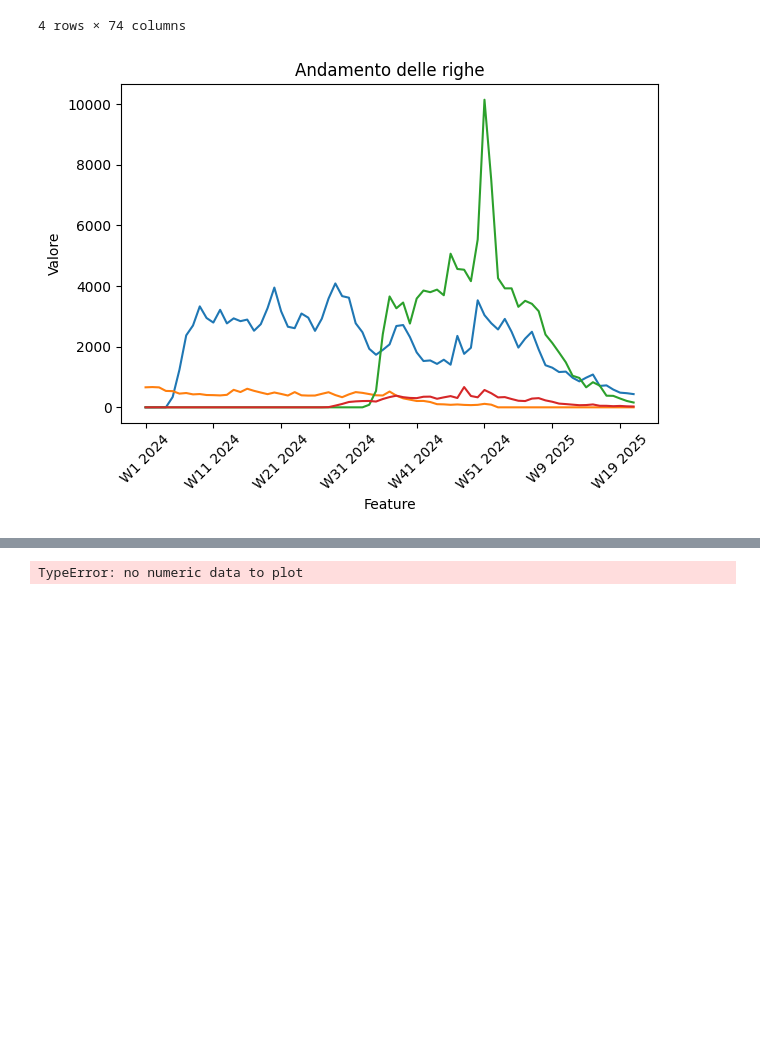
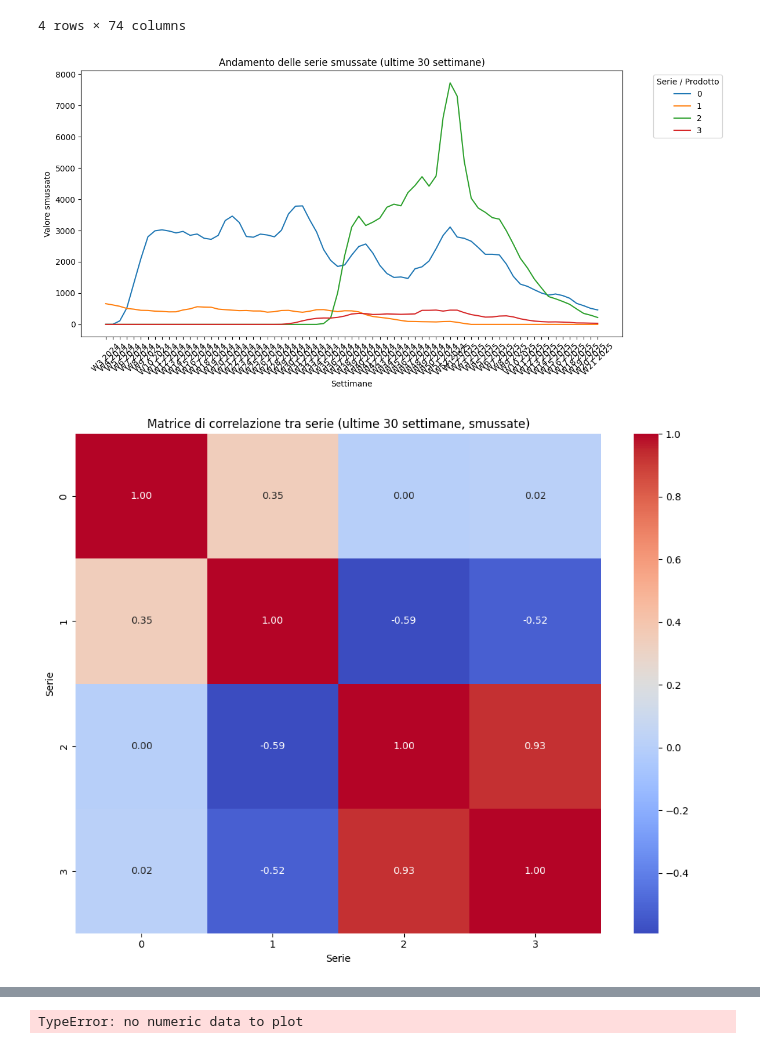
Before and after one commit to francesco-cal98/forecast_refactored, a Jupyter notebook: prova.ipynb, the cells around one changed output, grey strips where cells are left out. Cells and saved outputs as stored; diff of their text form; code cells hidden in the pictures; blank space fills up the shorter version.

Commit message:
experiments-on-new-data-encoding

```diff
--- a/prova.ipynb
+++ b/prova.ipynb
@@ -13,23 +13,54 @@ data
 | 3 | CHARLIE | 0 | 0 | 0 | 0 | 0 | 0 | 0 | 0 | 0 | ... | ... |
 4 rows × 74 columns
 # %%
+import pandas as pd
 import matplotlib.pyplot as plt
-import pandas as pd
+import seaborn as sns
 
-# Seleziona solo le colonne numeriche
+# --- STEP 1: Selezione dati numerici e ultime 15 settimane ---
 numeric_data = data.select_dtypes(include='number')
 
-# Trasponi per plottare ogni riga come una linea
-numeric_data.T.plot(legend=False)
+# Assicura che le colonne siano ordinate temporalmente
+# (se le colonne sono stringhe come date, pandas le ordina correttamente se convertite)
+#numeric_data.columns = pd.to_datetime(numeric_data.columns, errors='coerce')
+#numeric_data = numeric_data.loc[:, numeric_data.columns.notna()]  # rimuove colonne non convertite
+#numeric_data = numeric_data.sort_index(axis=1)
 
-plt.title("Andamento delle righe")
-plt.xlabel("Feature")
-plt.ylabel("Valore")
+# Seleziona solo le ultime 15 settimane (colonne più recenti)
+last_n_weeks = 30
+selected_data = numeric_data.iloc[:, -last_n_weeks:]
+selected_data = numeric_data
+# --- STEP 2: Smoothing ---
+smoothed_data = selected_data.rolling(window=3, axis=1).mean().dropna(axis=1)
+
+# --- STEP 3: Plot serie con etichette ---
+plt.figure(figsize=(12, 6))
+smoothed_data_T = smoothed_data.T
+
+for i, row_label in enumerate(smoothed_data.index):
+    plt.plot(smoothed_data_T.iloc[:, i], label=row_label)
+
+plt.title(f"Andamento delle serie smussate (ultime {last_n_weeks} settimane)")
+plt.xlabel("Settimane")
+plt.ylabel("Valore smussato")
 plt.xticks(rotation=45)
+plt.legend(title="Serie / Prodotto", bbox_to_anchor=(1.05, 1), loc='upper left')
 plt.tight_layout()
 plt.show()
+
+# --- STEP 4: Correlazione tra le serie ---
+corr_matrix = smoothed_data.T.corr()
+
+plt.figure(figsize=(10, 8))
+sns.heatmap(corr_matrix, cmap='coolwarm', annot=True, fmt=".2f")
+plt.title(f"Matrice di correlazione tra serie (ultime {last_n_weeks} settimane, smussate)")
+plt.xlabel("Serie")
+plt.ylabel("Serie")
+plt.tight_layout()
+plt.show()
 # %% [output]
-[figure, old version]
+[figure, new version]
+[figure, added]
 # %%
 numeric_row.index
 # %% [output]
```
Also changed, not shown: 12 other files.
